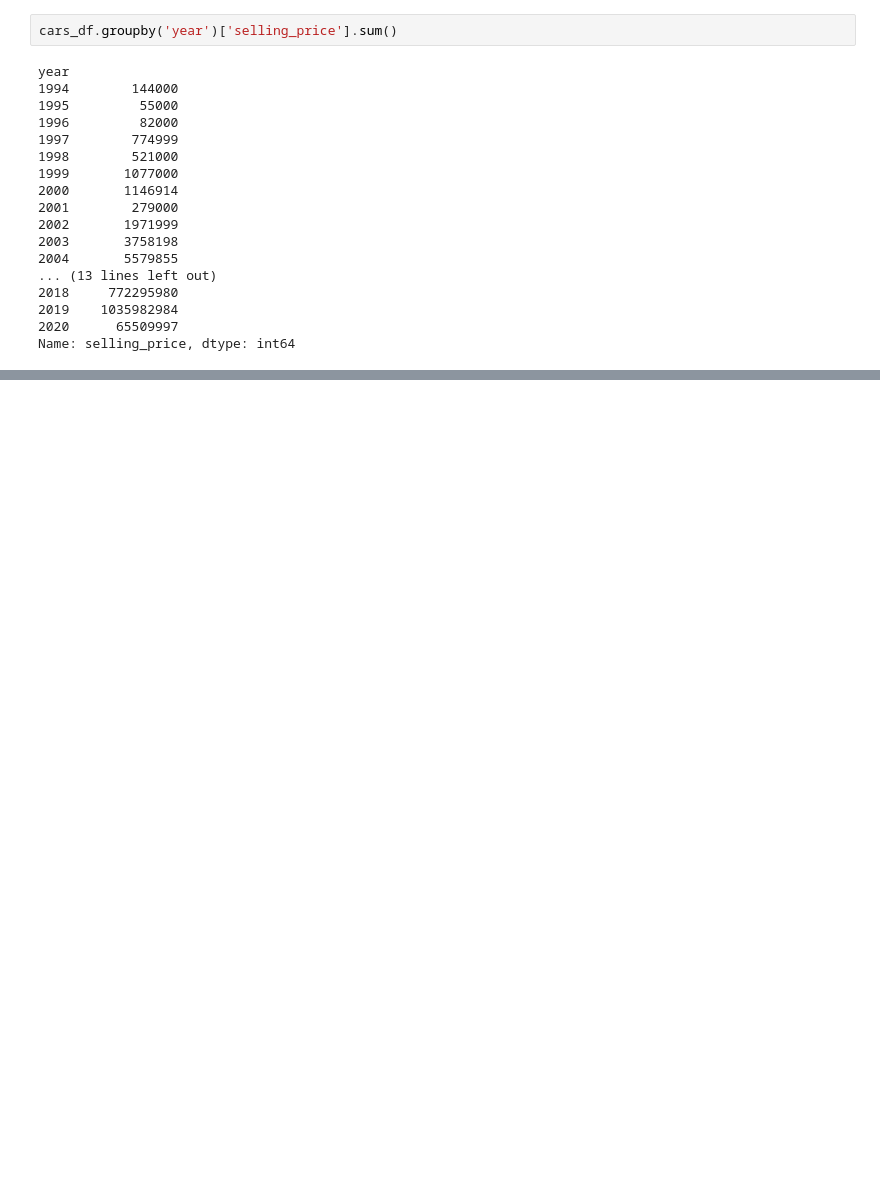
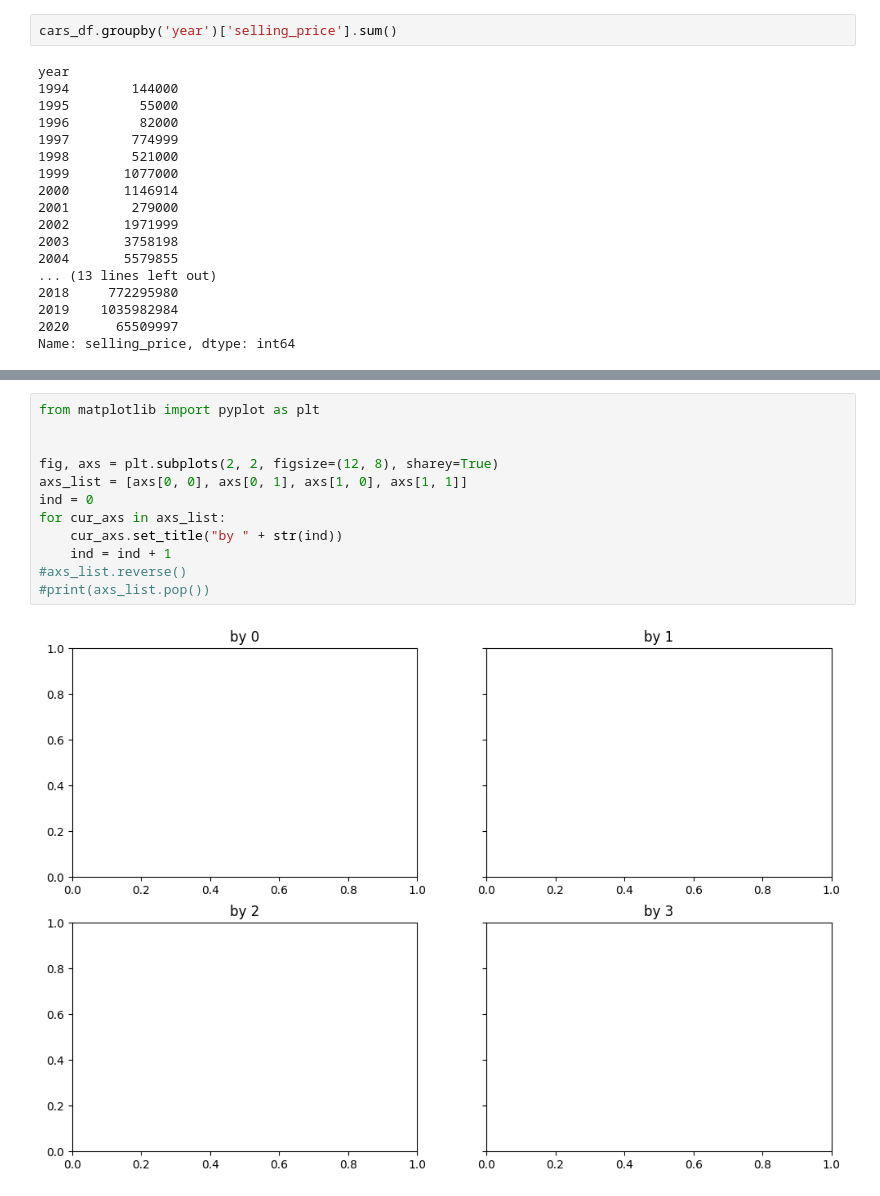
Before and after one commit to forsterboy/DS_final_project, a Jupyter notebook: cars_eda_analysis.ipynb, the cells around one changed output, grey strips where cells are left out. Drawn from its saved outputs; the diff is of its cells as text; blank space fills up the shorter version.

```diff
--- a/cars_eda_analysis.ipynb
+++ b/cars_eda_analysis.ipynb
@@ -389,0 +473,14 @@ Name: selling_price, dtype: int64
+# %%
+from matplotlib import pyplot as plt
+
+
+fig, axs = plt.subplots(2, 2, figsize=(12, 8), sharey=True)
+axs_list = [axs[0, 0], axs[0, 1], axs[1, 0], axs[1, 1]]
+ind = 0
+for cur_axs in axs_list:
+    cur_axs.set_title("by " + str(ind))
+    ind = ind + 1
+#axs_list.reverse()
+#print(axs_list.pop())
+# %% [output]
+[figure, added]
```
Also changed, not shown: parts of 11 cells of this notebook, 2 other files.
